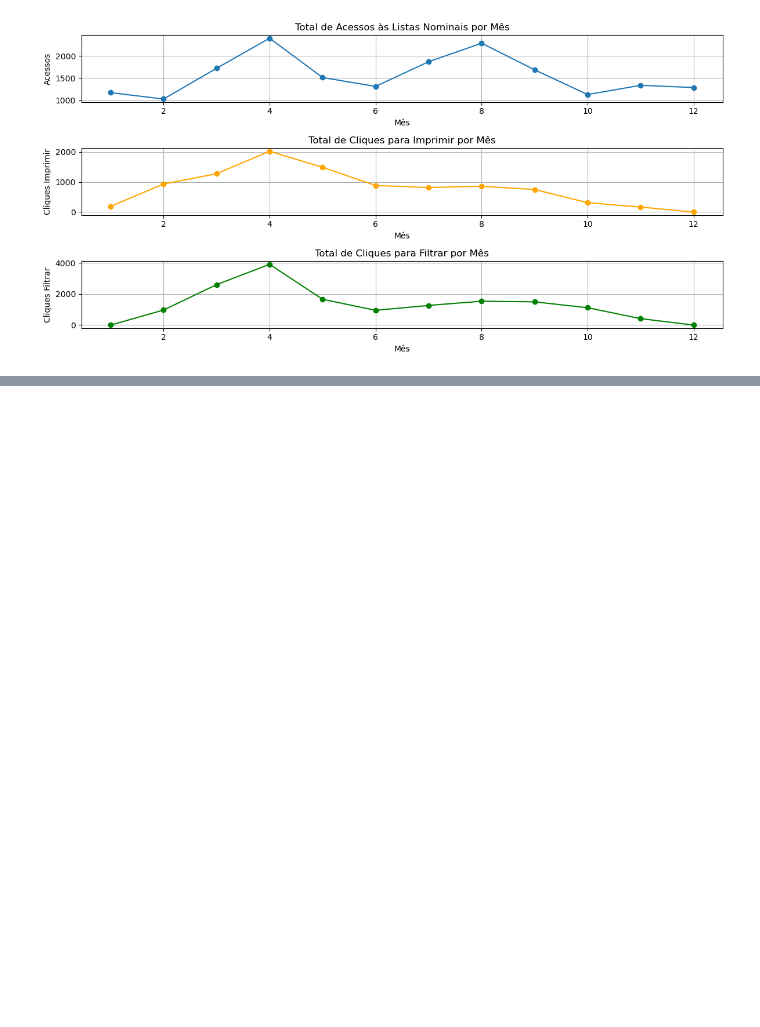
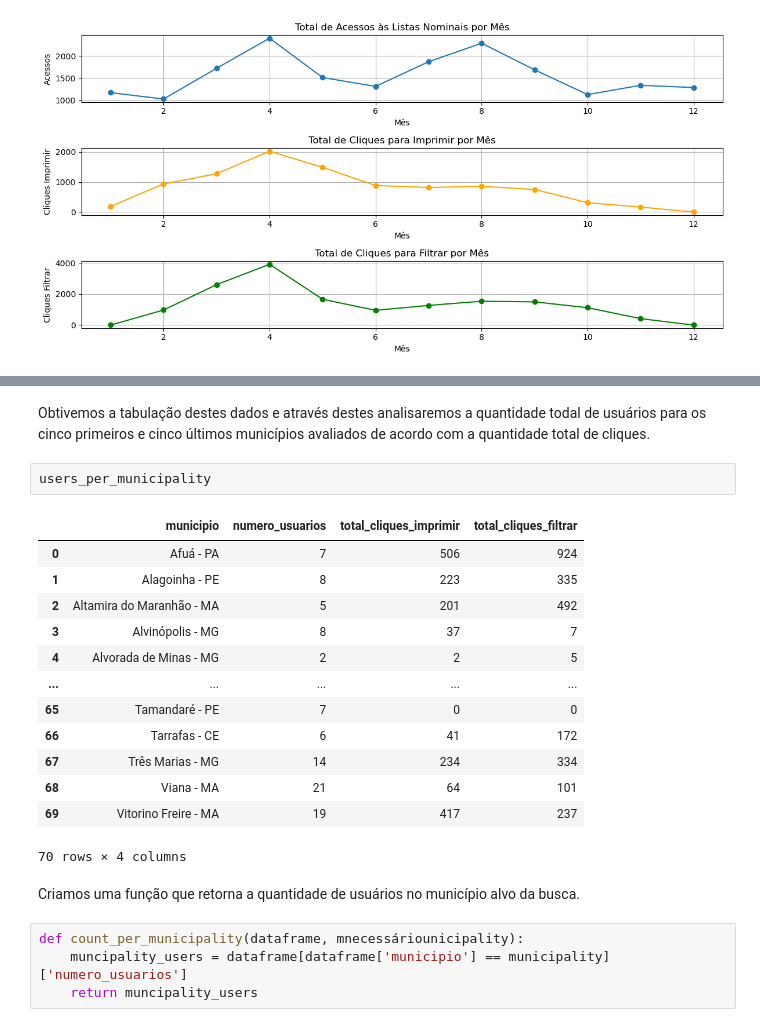
Before and after one commit to Danilosauro/Data-Analysis---Impulso-Gov, a Jupyter notebook: DATA_ANALYSIS.ipynb, the cells around one changed output, grey strips where cells are left out. Cells and saved outputs as stored; diff of their text form; blank space fills up the shorter version.

```diff
--- a/DATA_ANALYSIS.ipynb
+++ b/DATA_ANALYSIS.ipynb
@@ -401,0 +554,24 @@ plt.show()
+# %% [markdown]
+Obtivemos a tabulação destes dados e através destes analisaremos a quantidade todal de usuários para os cinco primeiros e cinco últimos municípios avaliados de acordo com a quantidade total de cliques.
+# %%
+users_per_municipality
+# %% [output]
+|  | municipio | numero_usuarios | total_cliques_imprimir | total_cliques_filtrar |
+| 0 | Afuá - PA | 7 | 506 | 924 |
+| 1 | Alagoinha - PE | 8 | 223 | 335 |
+| 2 | Altamira do Maranhão - MA | 5 | 201 | 492 |
+| 3 | Alvinópolis - MG | 8 | 37 | 7 |
+| 4 | Alvorada de Minas - MG | 2 | 2 | 5 |
+| ... | ... | ... | ... | ... |
+| 65 | Tamandaré - PE | 7 | 0 | 0 |
+| 66 | Tarrafas - CE | 6 | 41 | 172 |
+| 67 | Três Marias - MG | 14 | 234 | 334 |
+| 68 | Viana - MA | 21 | 64 | 101 |
+| 69 | Vitorino Freire - MA | 19 | 417 | 237 |
+70 rows × 4 columns
+# %% [markdown]
+Criamos uma função que retorna a quantidade de usuários no município alvo da busca.
+# %%
+def count_per_municipality(dataframe, mnecessáriounicipality):
+    muncipality_users = dataframe[dataframe['municipio'] == municipality]['numero_usuarios']
+    return muncipality_users
```
Also changed, not shown: parts of 33 cells of this notebook.
